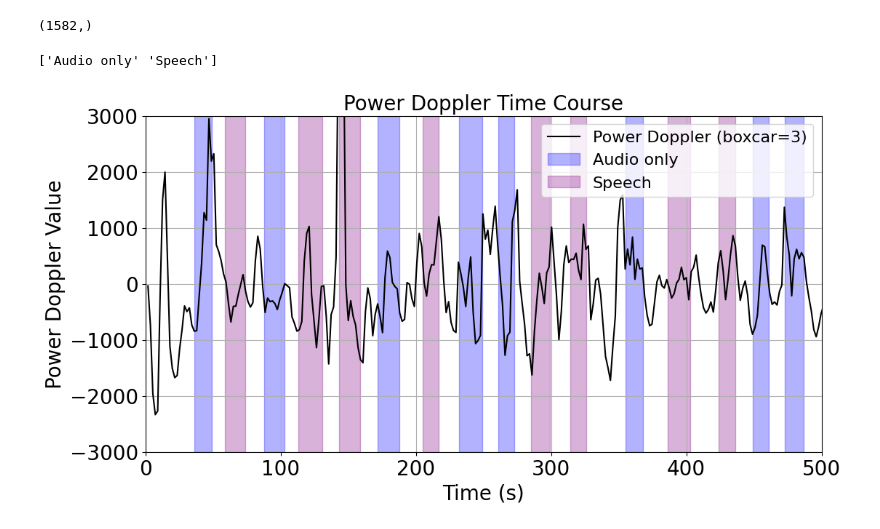
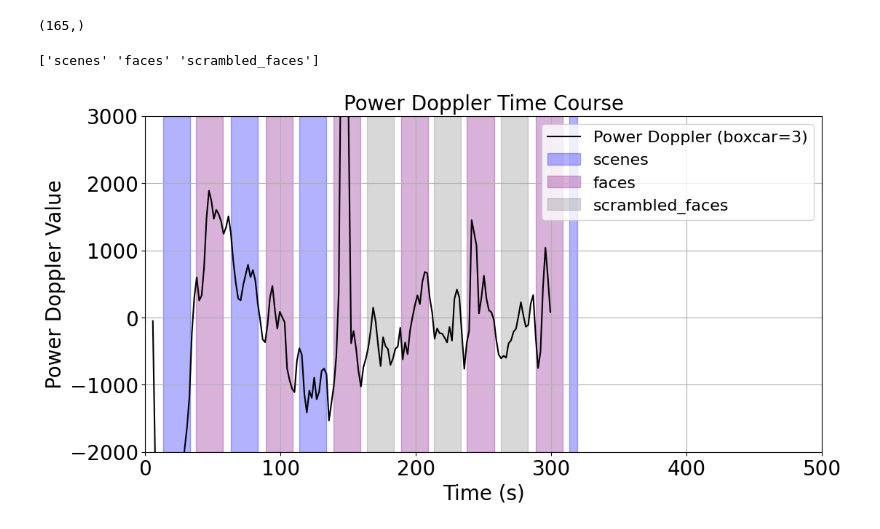
Before and after one commit to ClaireNastaskin/processing_fusi, a Jupyter notebook: Experiments/process_single_time_course_forest1.ipynb, the cells around one changed output. Cells and saved outputs as stored; diff of their text form; code cells hidden in the pictures.

```diff
--- a/Experiments/process_single_time_course_forest1.ipynb
+++ b/Experiments/process_single_time_course_forest1.ipynb
@@ -10,11 +10,11 @@ from glob import glob
 import json
 # %%
 experiment_path = (
-    "/Users/clairenastaskin/data/sub-Forest001/2026-01-20/ses-20260120/fusi/task-audio_run-004/GLM_processing/"
+    "/Users/clairenastaskin/data/sub-Forest001/2026-04-09/fusi/task-ffalocalizer_run-002"
 )
 
 # Extract fUSI data and t_r
-fusi_path = os.path.join(experiment_path, "sub-Forest001_ses-20260120_task-audio_run-004_pwd.nii.gz")
+fusi_path = os.path.join(experiment_path, "sub-Forest001_ses-20260409_task-ffalocalizer_run-002_pwd.nii.gz")
 fusi_data = nib.load(fusi_path)
 fusi_data = fusi_data.get_fdata()
 
@@ -34,7 +34,7 @@ with open(info_file_path, 'r') as f:
 frame_times = info['VolumeTiming']
 frame_times = np.array(frame_times)
 # %%
-coords = (54,24,18) # Coordinate of the pixel of interest (with high z-score for example from freeview) from the non-realigned data
+coords = (57, 35, 43) # Coordinate of the pixel of interest (with high z-score for example from freeview) from the non-realigned data
 radius = 2
 timecourse = np.mean(fusi_data[coords[0]-radius:coords[0]+radius,coords[1]-radius:coords[1]+radius,coords[2]-radius:coords[2]+radius,:],axis=(0,1,2))
 np.save(
@@ -43,7 +43,7 @@ np.save(
 )
 print(timecourse.shape)
 # %% [output]
-(1582,)
+(165,)
 # %%
 def boxcar_smooth(data, window_size):
     if window_size > 0:
@@ -68,7 +68,7 @@ from nilearn.signal import clean
 # Reshape timecourse to 2D (nilearn expects shape: [n_timepoints, n_features])
 timecourse_2d = timecourse[:, np.newaxis]  # Shape: (237, 1)
 detrended_timecourse = clean(
-    timecourse_2d,
+    timecourse_2d[2:],  # Exclude the first two frames for detrending
     confounds=None,
     detrend=None,
     standardize=None,
@@ -79,6 +79,10 @@ detrended_timecourse = clean(
 )
 # Flatten back to 1D if needed
 detrended_timecourse = detrended_timecourse.flatten()
+
+# Exclude the first two frames (extreme values that throw off the signal)
+detrended_timecourse = detrended_timecourse
+frame_times = frame_times[2:]
 # %%
 power_doppler_time_course = pd.DataFrame(
     {
@@ -90,7 +94,7 @@ power_doppler_time_course = pd.DataFrame(
 task_list_type = task_events.trial_type.unique()
 print(task_list_type)
 # %% [output]
-['Audio only' 'Speech']
+['scenes' 'faces' 'scrambled_faces']
 # %%
 # Smooth the Power Doppler signal using a boxcar of width 2
 signal = power_doppler_time_course.power_doppler_value;
@@ -113,33 +117,33 @@ for task_index in range(len(task_list_type)):
         task_events[task_events["trial_type"] == task]
     )
     task_events_timing["Timestamp"] = [
         onset
         for onset, duration in zip(
             task_events[task_events["trial_type"] == task]["onset"],
             task_events[task_events["trial_type"] == task]["duration"],
         )
         for _ in range(2)
     ]
     # No need to .values for pandas Series, just use .to_numpy() or direct array ops
     durations = task_events[task_events["trial_type"] == task]["duration"].to_numpy()
     task_events_timing.loc[task_events_timing["Event"] == "stop", "Timestamp"] += durations.repeat(1)
     task_events_timing = task_events_timing.sort_values("Timestamp").reset_index(drop=True)
     start_times = task_events_timing[task_events_timing["Event"] == "start"]["Timestamp"]
     stop_times = task_events_timing[task_events_timing["Event"] == "stop"]["Timestamp"]
     # Use .iloc for pandas Series, not numpy arrays
     for i, (start, stop) in enumerate(zip(start_times, stop_times)):
         plt.axvspan(start, stop, color=task_colors[task_index], alpha=0.3, label=task if i == 0 else "")
 
 plt.xlabel("Time (s)", fontsize=20)
 plt.ylabel("Power Doppler Value", fontsize=20)
 plt.title("Power Doppler Time Course", fontsize=20)
 plt.xticks(fontsize=20)
 plt.yticks(fontsize=20)
-plt.ylim(-3000, 3000)
+plt.ylim(-2000, 3000)
 plt.xlim(0,500)
 plt.grid(True)
 plt.legend(fontsize=16)
 plt.show()
 # %% [output]
-[figure, old version]
+[figure, new version]
 # %%
```
Also changed, not shown: parts of 1 cell of this notebook, 34 other files.
